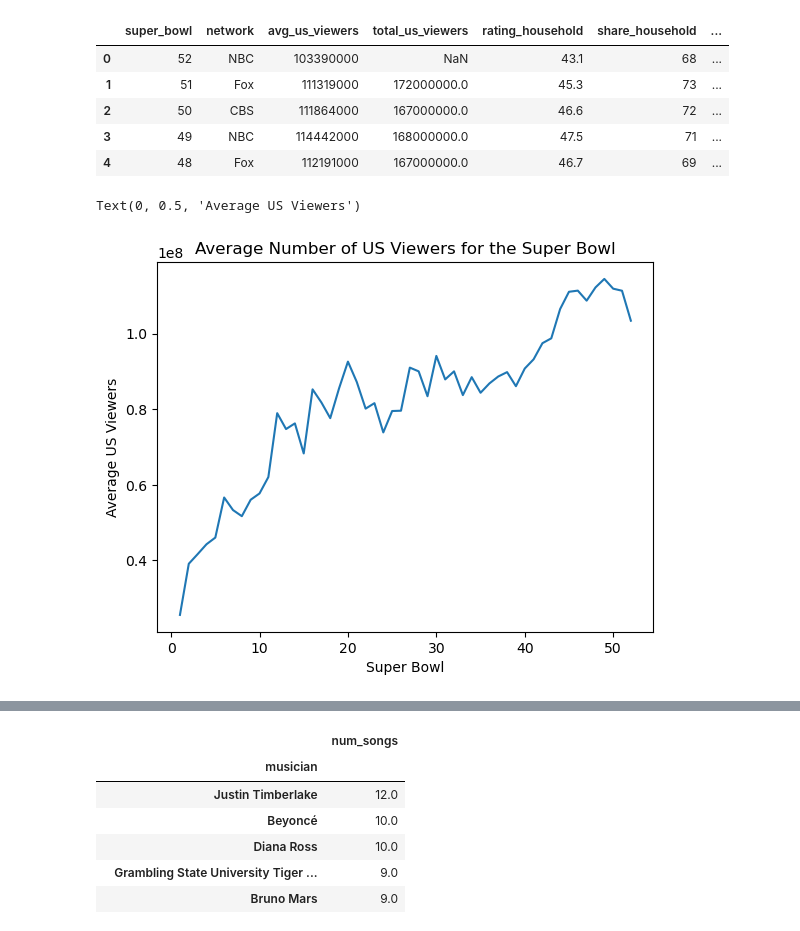
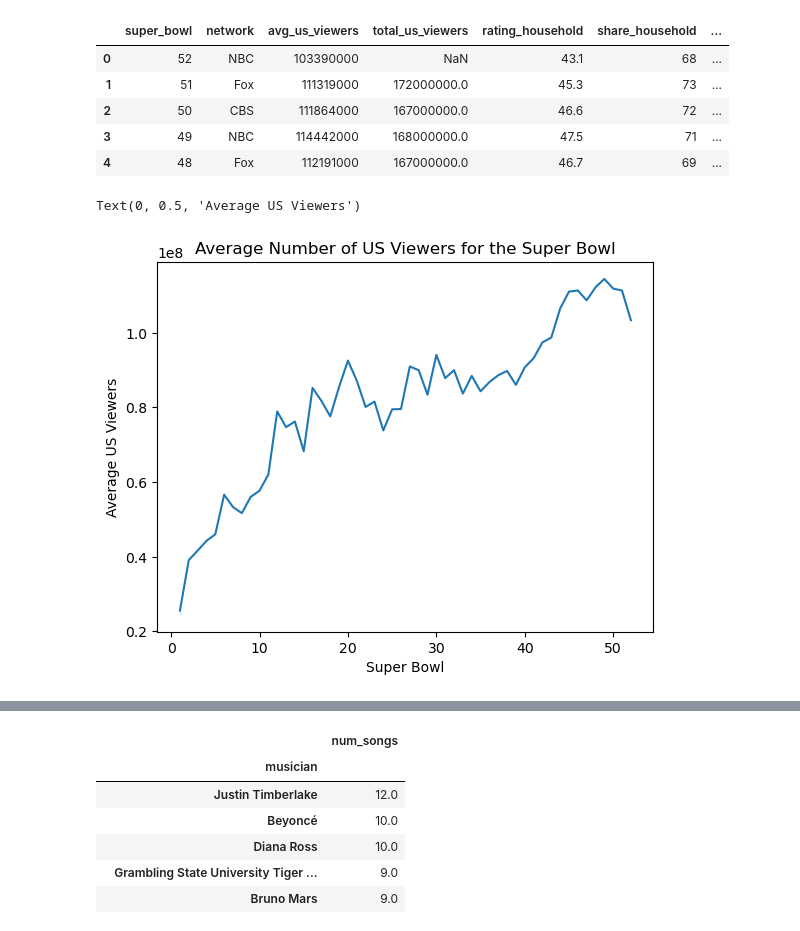
Before and after one commit to uyenhoang99/Real-World-Projects, a Jupyter notebook: Python/extracting_tv_data_insights.ipynb, the cells around one changed output, grey strips where cells are left out. Saved outputs shown, nothing was run; the diff lists cells and outputs as text; code cells hidden in the pictures.

```diff
--- a/Python/extracting_tv_data_insights.ipynb
+++ b/Python/extracting_tv_data_insights.ipynb
@@ -46,12 +42,12 @@ viewers_super_bowl = pd.DataFrame(tv.groupby("super_bowl")["avg_us_viewers"].mea
 # %%
 # Graph the average_us_viewers versus super_bowl
-sns.lineplot(data = viewers_super_bowl, x = "super_bowl", y = "avg_us_viewers")
+sns.lineplot(data = tv, x = "super_bowl", y = "avg_us_viewers")
 plt.title("Average Number of US Viewers for the Super Bowl")
 plt.xlabel("Super Bowl")
 plt.ylabel("Average US Viewers")
 # %% [output]
 Text(0, 0.5, 'Average US Viewers')
-[figure, old version]
+[figure, new version]
 # %%
 # Has TV viewership increased over time?
 viewership_increased = True
```
Also changed, not shown: parts of 2 cells of this notebook.
